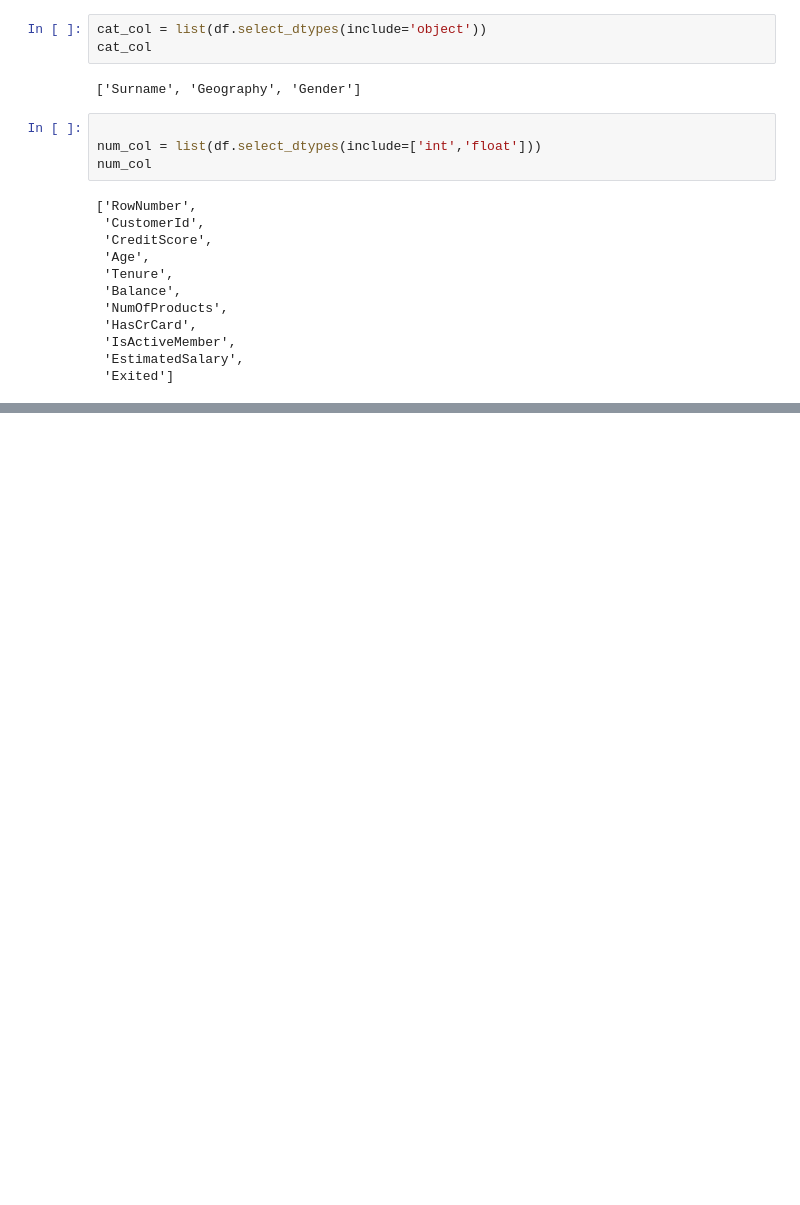
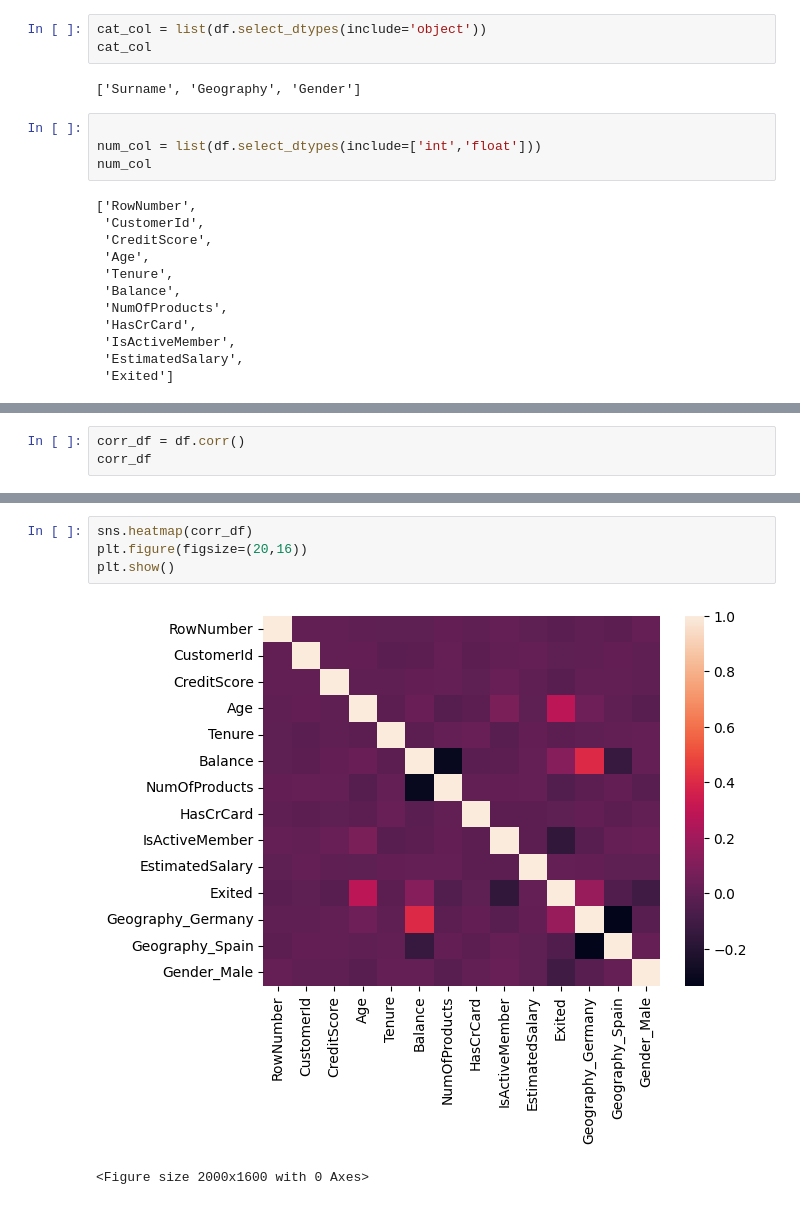
Before and after one commit to Saurav-Krishna/Data-analytics-Projects, a Jupyter notebook: Customer_Churn_Rate_prediction/main.ipynb, the cells around one changed output, grey strips where cells are left out. Drawn from its saved outputs; the diff is of its cells as text; blank space fills up the shorter version.

```diff
--- a/Customer_Churn_Rate_prediction/main.ipynb
+++ b/Customer_Churn_Rate_prediction/main.ipynb
@@ -86,0 +165,3 @@ num_col
+# %%
+corr_df = df.corr()
+corr_df
@@ -86,0 +184,7 @@ num_col
+# %%
+sns.heatmap(corr_df)
+plt.figure(figsize=(20,16))
+plt.show()
+# %% [output]
+[figure, added]
+<Figure size 2000x1600 with 0 Axes>
```
Also changed, not shown: parts of 18 cells of this notebook.
